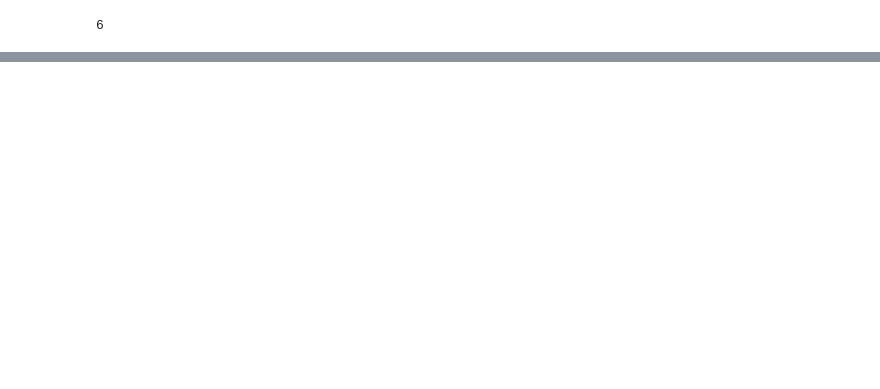
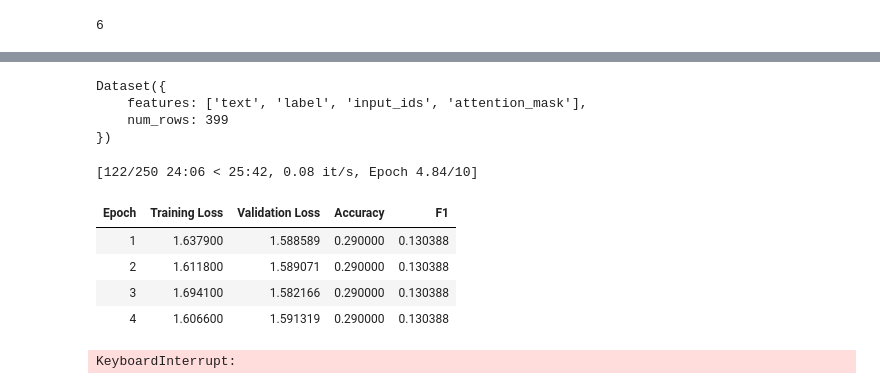
Before and after one commit to Aryan-coder-student/InnerFeelings, a Jupyter notebook: models/text/notebooks/text_model.ipynb, the cells around one changed output, grey strips where cells are left out. Cells and saved outputs as stored; diff of their text form; code cells hidden in the pictures; blank space fills up the shorter version.

```diff
--- a/models/text/notebooks/text_model.ipynb
+++ b/models/text/notebooks/text_model.ipynb
@@ -185,0 +171,58 @@ LEDForSequenceClassification(
+# %%
+train_dataset
+# %% [output]
+Dataset({
+    features: ['text', 'label', 'input_ids', 'attention_mask'],
+    num_rows: 399
+})
+# %%
+import numpy as np
+import evaluate
+
+def compute_metrics(eval_pred):
+    accuracy_metric = evaluate.load("accuracy")
+    f1_metric = evaluate.load("f1")
+
+    logits, labels = eval_pred
+    predictions = np.argmax(logits, axis=-1)
+    accuracy = accuracy_metric.compute(predictions=predictions, references=labels)
+    f1 = f1_metric.compute(predictions=predictions, references=labels, average="weighted")
+
+    return {
+        "accuracy": accuracy["accuracy"],
+        "f1": f1["f1"],
+        "eval_loss": eval_pred.loss if hasattr(eval_pred, "loss") else None  # Optional: include loss
+    }
+# %%
+from transformers import Trainer, TrainingArguments
+training_args = TrainingArguments(
+    output_dir="../xlm_robert_model",
+    eval_strategy="epoch",
+    save_strategy="epoch",
+    learning_rate=3e-3,
+    per_device_train_batch_size=batch_size,
+    per_device_eval_batch_size=batch_size,
+    num_train_epochs=10,
+    weight_decay=0.01,
+    logging_steps=10,
+    load_best_model_at_end=True,
+)
+# %%
+trainer = Trainer(
+    model=roberta_model_1,
+    args=training_args,
+    compute_metrics=compute_metrics,
+    train_dataset=train_dataset,
+    eval_dataset=val_dataset,
+)
+# %%
+# Ensure label column is int for all datasets
+trainer.train()
+# %% [output]
+[122/250 24:06 < 25:42, 0.08 it/s, Epoch 4.84/10]
+| Epoch | Training Loss | Validation Loss | Accuracy | F1 |
+| 1 | 1.637900 | 1.588589 | 0.290000 | 0.130388 |
+| 2 | 1.611800 | 1.589071 | 0.290000 | 0.130388 |
+| 3 | 1.694100 | 1.582166 | 0.290000 | 0.130388 |
+| 4 | 1.606600 | 1.591319 | 0.290000 | 0.130388 |
+KeyboardInterrupt:
```
Also changed, not shown: parts of 21 cells of this notebook, 14 other files.
